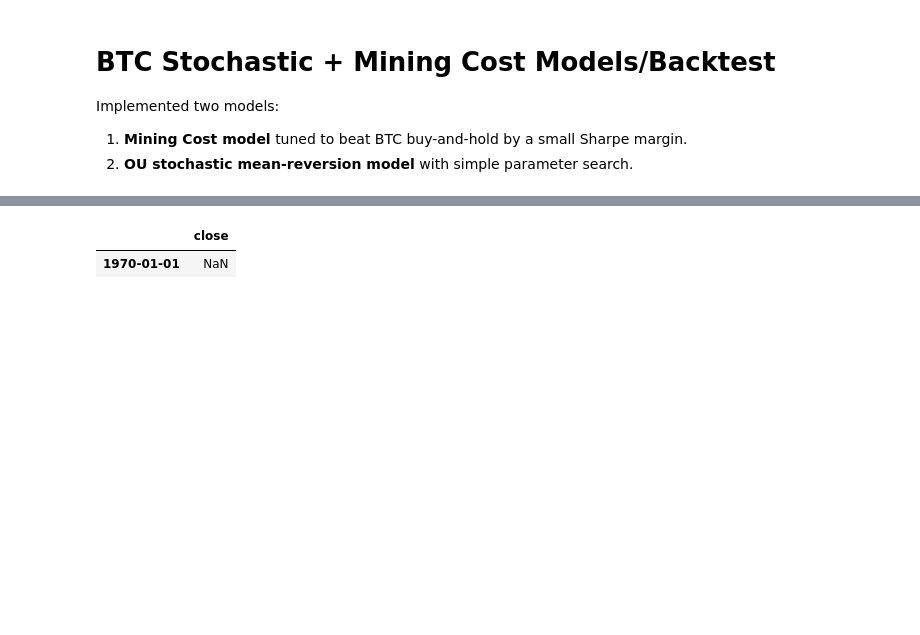
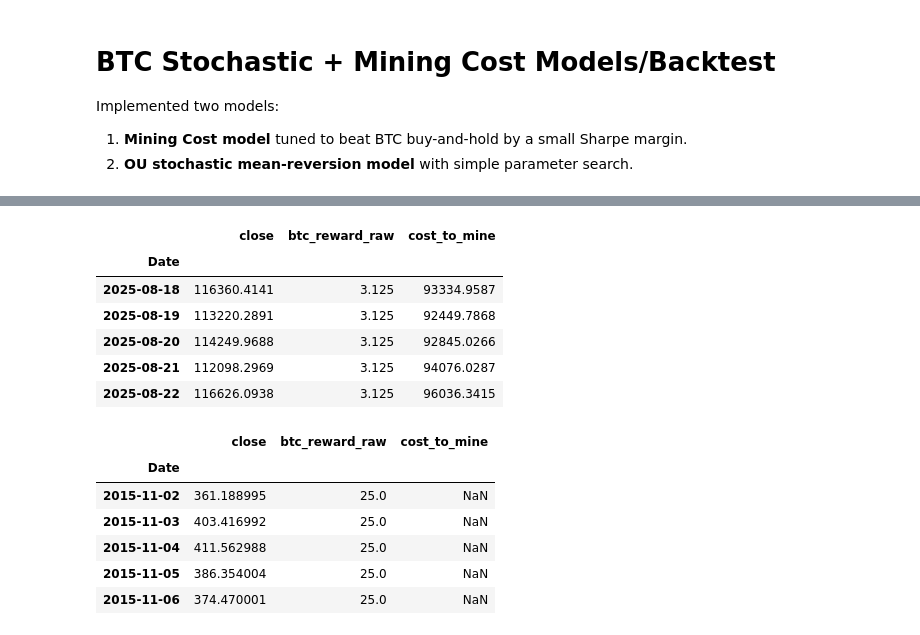
Before and after one commit to StandingAbove/LunaExchange, a Jupyter notebook: Crypto/btc_stochastic.ipynb, the cells around one changed output, grey strips where cells are left out. Cells and saved outputs as stored; diff of their text form; code cells hidden in the pictures; blank space fills up the shorter version.

```diff
--- a/Crypto/btc_stochastic.ipynb
+++ b/Crypto/btc_stochastic.ipynb
@@ -176,17 +203,52 @@ display(btc_mining_raw.tail())
 # %%
+# ---------- Cell 4 (build df_btc + cut date range) ----------
+
+import numpy as np
+import pandas as pd
+
 def to_daily_close(df: pd.DataFrame, close_col="Close") -> pd.Series:
     s = df[close_col].copy()
     s = s[~s.index.duplicated(keep="last")].sort_index()
     s = s.asfreq("D").ffill()
     return s
 
+# Daily BTC close from btc OHLCV (built in Cell 3)
 btc_close = to_daily_close(btc, "Close")
 
-btc_mining = btc_mining_raw.copy()
-btc_mining = btc_mining[~btc_mining.index.duplicated(keep="last")].sort_index()
-btc_mining = btc_mining.asfreq("D").ffill()
+# Daily mining series from combined CSV
+btc_reward_daily = (
+    btc_reward.copy()
+    .loc[btc_close.index.min(): btc_close.index.max()]
+    .asfreq("D")
+    .ffill()
+)
 
-df_btc = pd.DataFrame({"close": btc_close}).join(btc_mining, how="left").ffill()
+cost_to_mine_daily = (
+    cost_to_mine.copy()
+    .loc[btc_close.index.min(): btc_close.index.max()]
+    .asfreq("D")
+    .ffill()
+)
 
-display(df_btc[["close"]].tail())
+df_btc = pd.DataFrame(
+    {
+        "close": btc_close,
+        "btc_reward_raw": btc_reward_daily,
+        "cost_to_mine": cost_to_mine_daily,
+    }
+).dropna(subset=["close"]).ffill()
+
+# --- CUT TO REQUESTED DATES ---
+start_date = "2015-11-02"
+end_date   = "2025-08-22"
+df_btc = df_btc.loc[start_date:end_date].copy()
+
+# --- BASIC COST CLEANUP (prevents obvious corrupt values from wrecking z-scores) ---
+# If your cost series ever drops to nonsense (like ~112), treat as bad and forward-fill.
+df_btc.loc[df_btc["cost_to_mine"] < 1000, "cost_to_mine"] = np.nan
+df_btc["cost_to_mine"] = df_btc["cost_to_mine"].ffill()
+
+print("df_btc range:", df_btc.index.min(), "->", df_btc.index.max(), "| rows:", len(df_btc))
+display(df_btc.tail())
+df_btc.head()
 # %% [output]
@@ -193,3 +256,15 @@ display(df_btc[["close"]].tail())
-|  | close |
-| 1970-01-01 | NaN |
+|  | close | btc_reward_raw | cost_to_mine |
+| Date |  |  |  |
+| 2025-08-18 | 116360.4141 | 3.125 | 93334.9587 |
+| 2025-08-19 | 113220.2891 | 3.125 | 92449.7868 |
+| 2025-08-20 | 114249.9688 | 3.125 | 92845.0266 |
+| 2025-08-21 | 112098.2969 | 3.125 | 94076.0287 |
+| 2025-08-22 | 116626.0938 | 3.125 | 96036.3415 |
+|  | close | btc_reward_raw | cost_to_mine |
+| Date |  |  |  |
+| 2015-11-02 | 361.188995 | 25.0 | NaN |
+| 2015-11-03 | 403.416992 | 25.0 | NaN |
+| 2015-11-04 | 411.562988 | 25.0 | NaN |
+| 2015-11-05 | 386.354004 | 25.0 | NaN |
+| 2015-11-06 | 374.470001 | 25.0 | NaN |
 # %%
```
Also changed, not shown: parts of 10 cells of this notebook, 4 other files.
